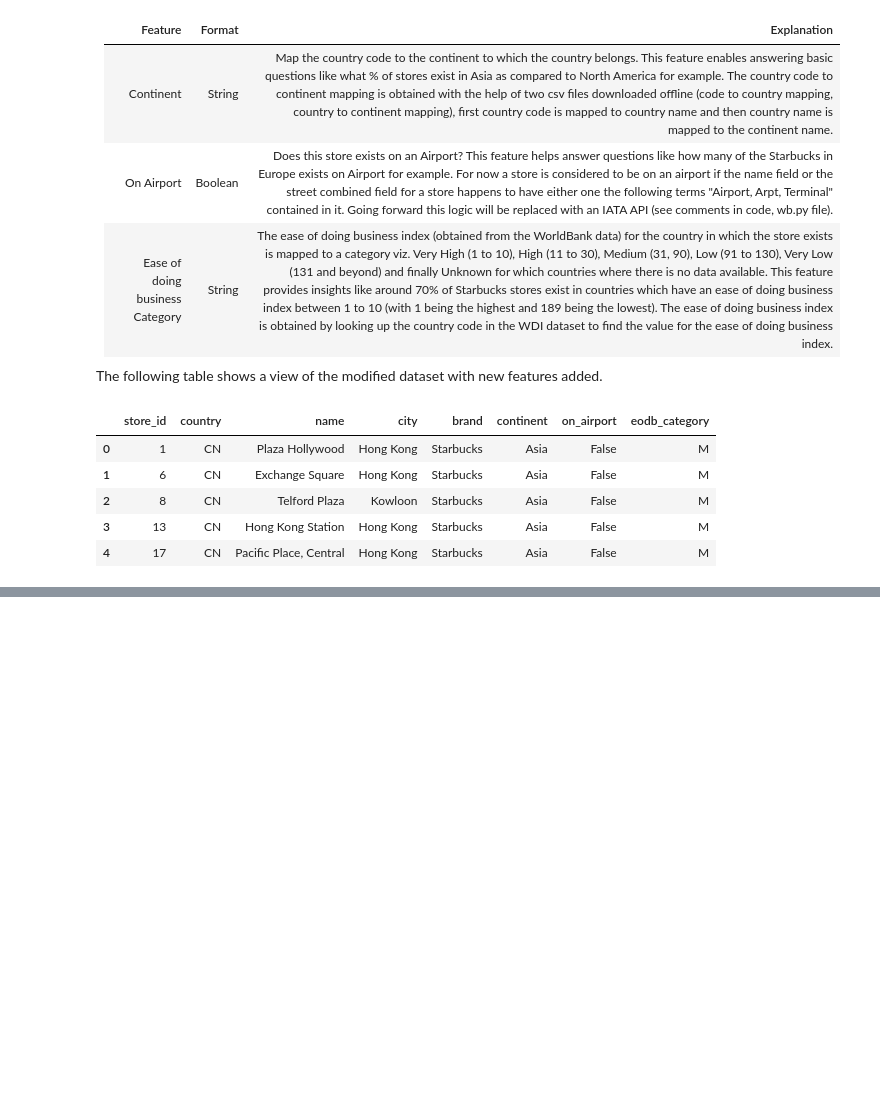
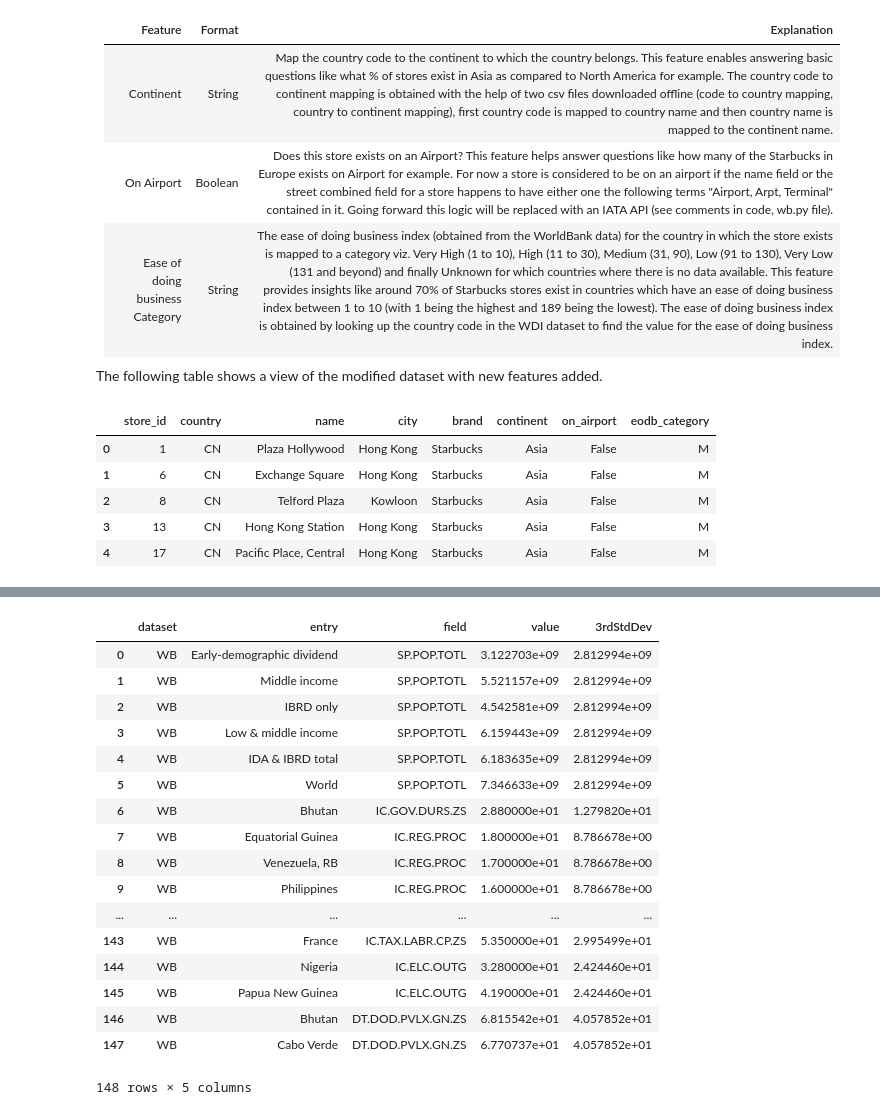
Before and after one commit to aarora79/sb_study, a Jupyter notebook: A data science tale about a coffee company.ipynb, the cells around one changed output, grey strips where cells are left out. Cells and saved outputs as stored; diff of their text form; code cells hidden in the pictures; blank space fills up the shorter version.

```diff
--- a/A data science tale about a coffee company.ipynb
+++ b/A data science tale about a coffee company.ipynb
@@ -208,0 +313,24 @@ Here is a listing of everything that is included alongwith a brief description.
+# %%
+import pandas as pd
+WB_OUTLIER_URL = 'https://raw.githubusercontent.com/aarora79/sb_study/master/output/EDA/WB_outliers.csv'
+df = pd.read_csv(WB_OUTLIER_URL)
+df
+# %% [output]
+|  | dataset | entry | field | value | 3rdStdDev |
+| 0 | WB | Early-demographic dividend | SP.POP.TOTL | 3.122703e+09 | 2.812994e+09 |
+| 1 | WB | Middle income | SP.POP.TOTL | 5.521157e+09 | 2.812994e+09 |
+| 2 | WB | IBRD only | SP.POP.TOTL | 4.542581e+09 | 2.812994e+09 |
+| 3 | WB | Low & middle income | SP.POP.TOTL | 6.159443e+09 | 2.812994e+09 |
+| 4 | WB | IDA & IBRD total | SP.POP.TOTL | 6.183635e+09 | 2.812994e+09 |
+| 5 | WB | World | SP.POP.TOTL | 7.346633e+09 | 2.812994e+09 |
+| 6 | WB | Bhutan | IC.GOV.DURS.ZS | 2.880000e+01 | 1.279820e+01 |
+| 7 | WB | Equatorial Guinea | IC.REG.PROC | 1.800000e+01 | 8.786678e+00 |
+| 8 | WB | Venezuela, RB | IC.REG.PROC | 1.700000e+01 | 8.786678e+00 |
+| 9 | WB | Philippines | IC.REG.PROC | 1.600000e+01 | 8.786678e+00 |
+| ... | ... | ... | ... | ... | ... |
+| 143 | WB | France | IC.TAX.LABR.CP.ZS | 5.350000e+01 | 2.995499e+01 |
+| 144 | WB | Nigeria | IC.ELC.OUTG | 3.280000e+01 | 2.424460e+01 |
+| 145 | WB | Papua New Guinea | IC.ELC.OUTG | 4.190000e+01 | 2.424460e+01 |
+| 146 | WB | Bhutan | DT.DOD.PVLX.GN.ZS | 6.815542e+01 | 4.057852e+01 |
+| 147 | WB | Cabo Verde | DT.DOD.PVLX.GN.ZS | 6.770737e+01 | 4.057852e+01 |
+148 rows × 5 columns
```
Also changed, not shown: parts of 53 cells of this notebook, 3 other files.
